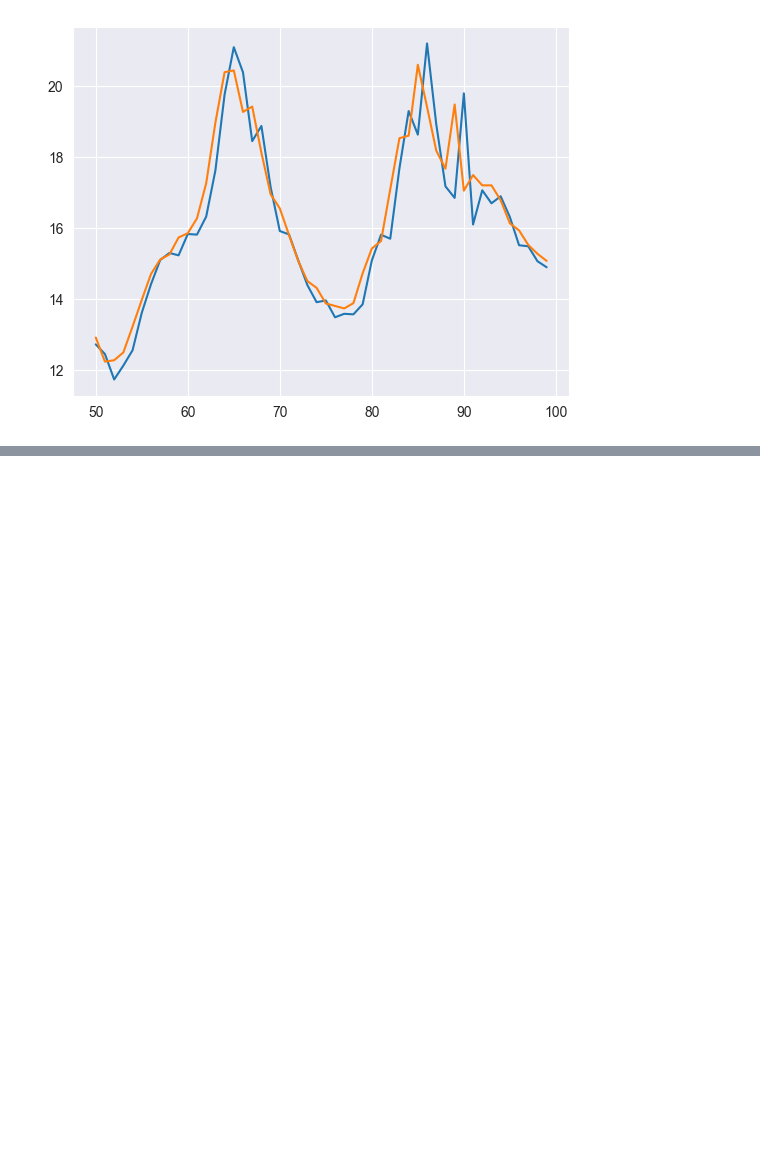
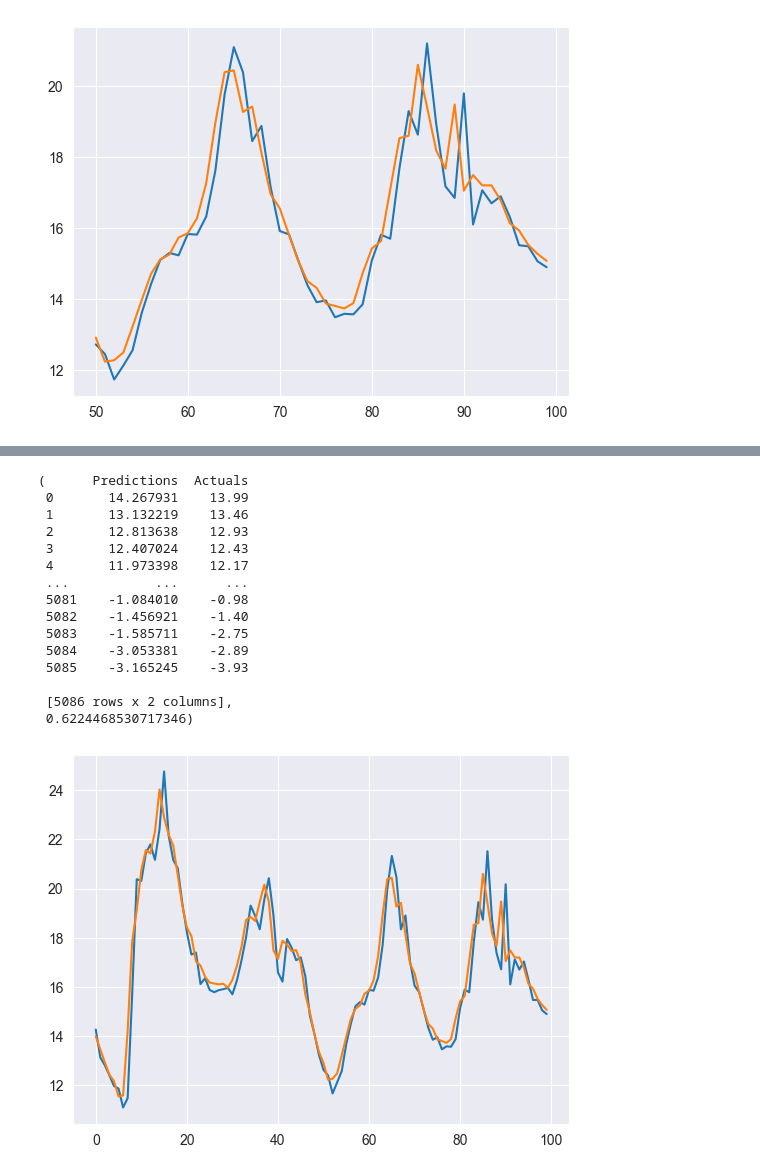
Before and after one commit to longwarriors/cumulativeAi, a Jupyter notebook: tutorials/GregHogg/LSTM_Time_Series_Forecasting.ipynb, the cells around one changed output, grey strips where cells are left out. Saved outputs shown, nothing was run; the diff lists cells and outputs as text; code cells hidden in the pictures; blank space fills up the shorter version.

Commit message:
对比LSTM,Conv1d,GRU对温度预测的效果

```diff
--- a/tutorials/GregHogg/LSTM_Time_Series_Forecasting.ipynb
+++ b/tutorials/GregHogg/LSTM_Time_Series_Forecasting.ipynb
@@ -231,0 +234,9 @@ def plot_predictions(df, start, end, title):
+# %%
+# Slide window
+model_2 = Sequential()
+model_2.add(InputLayer((X_train.shape[1], X_train.shape[2])))
+model_2.add(Conv1D(filters=64, kernel_size=2))
+model_2.add(Flatten())
+model_2.add(Dense(8, 'relu'))
+model_2.add(Dense(1, 'linear'))
+model_2.summary()
@@ -231,0 +259,8 @@ def plot_predictions(df, start, end, title):
+# %%
+ckpt_2 = ModelCheckpoint('../../checkpoints/model_2_epoch-{epoch:02d}_val_loss-{val_loss:.4f}.keras',
+                         save_best_only=True,
+                         monitor='val_loss',
+                         mode='min'
+                         )
+model_2.compile(loss=MeanSquaredError(), optimizer=Adam(learning_rate=0.0001), metrics=[RootMeanSquaredError()])
+model_2.fit(X_train, y_train, validation_data=(X_valid, y_valid), epochs=30, callbacks=[ckpt_2])
@@ -231,0 +286,3 @@ def plot_predictions(df, start, end, title):
+# %%
+plot_predictions(model_2, X_test, y_test)
+# %% [output]
@@ -231,0 +290,16 @@ def plot_predictions(df, start, end, title):
+(      Predictions  Actuals
+ 0       14.267931    13.99
+ 1       13.132219    13.46
+ 2       12.813638    12.93
+ 3       12.407024    12.43
+ 4       11.973398    12.17
+ ...           ...      ...
+ 5081    -1.084010    -0.98
+ 5082    -1.456921    -1.40
+ 5083    -1.585711    -2.75
+ 5084    -3.053381    -2.89
+ 5085    -3.165245    -3.93
+
+ [5086 rows x 2 columns],
+ 0.6224468530717346)
+[figure, added]
```
Also changed, not shown: parts of 14 cells of this notebook.
